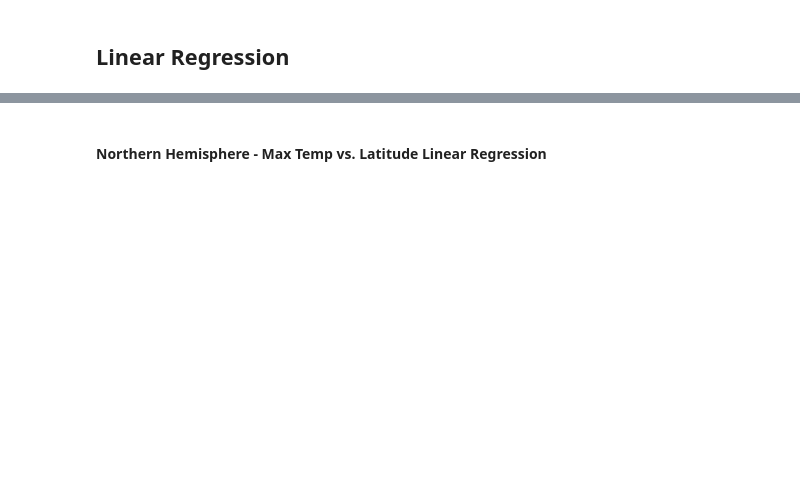
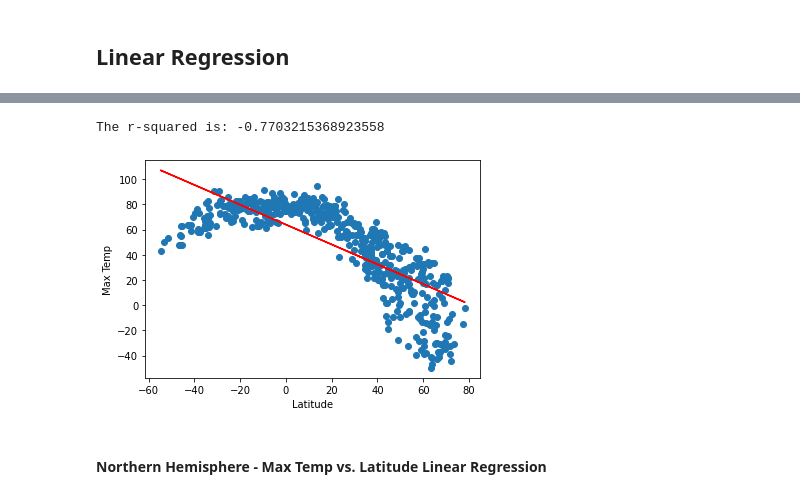
Before and after one commit to claws425/python-api-challenge, a Jupyter notebook: WeatherPy/WeatherPy.ipynb, the cells around one changed output, grey strips where cells are left out. Saved outputs shown, nothing was run; the diff lists cells and outputs as text; code cells hidden in the pictures; blank space fills up the shorter version.

Commit message:
added linear regression plots

```diff
--- a/WeatherPy/WeatherPy.ipynb
+++ b/WeatherPy/WeatherPy.ipynb
@@ -227,2 +229,15 @@ plt.show()
 # %% [markdown]
 ## Linear Regression
+# %%
+# Define latitude for Northern and Southern Hemispheres
+Northern_Hemisphere = weather.loc[weather["Latitude"] >= 0,:]
+Southern_Hemisphere = weather.loc[weather["Latitude"] < 0,:]
+
+# Perform linear regression on each relationship
+x_values = weather['Latitude']
+y_values = weather['Max Temp']
+(slope, intercept, rvalue, pvalue, stderr) = linregress(x_values, y_values)
+
+# Get regression values
+regress_values = x_values * slope + intercept
+print(regress_values)
@@ -229,2 +257,21 @@ plt.show()
+# %%
+# Create plot
+plt.scatter(x_values,y_values)
+plt.plot(x_values,regress_values,"r-")
+
+# label plot
+plt.xlabel("Latitude")
+plt.ylabel("Max Temp")
+plt.title(f'City Latitude vs. Max Temp')
+plt.savefig('Lat_Lin_Reg_vs_Max_Temp_plot')
+
+# Print r value
+print(f"The r-squared is: {rvalue}")
+
+# Show plot
+plt.show()
+# %% [output]
+The r-squared is: -0.7703215368923558
+[figure, added]
 # %% [markdown]
 ####  Northern Hemisphere - Max Temp vs. Latitude Linear Regression
```
Also changed, not shown: parts of 10 cells of this notebook.
